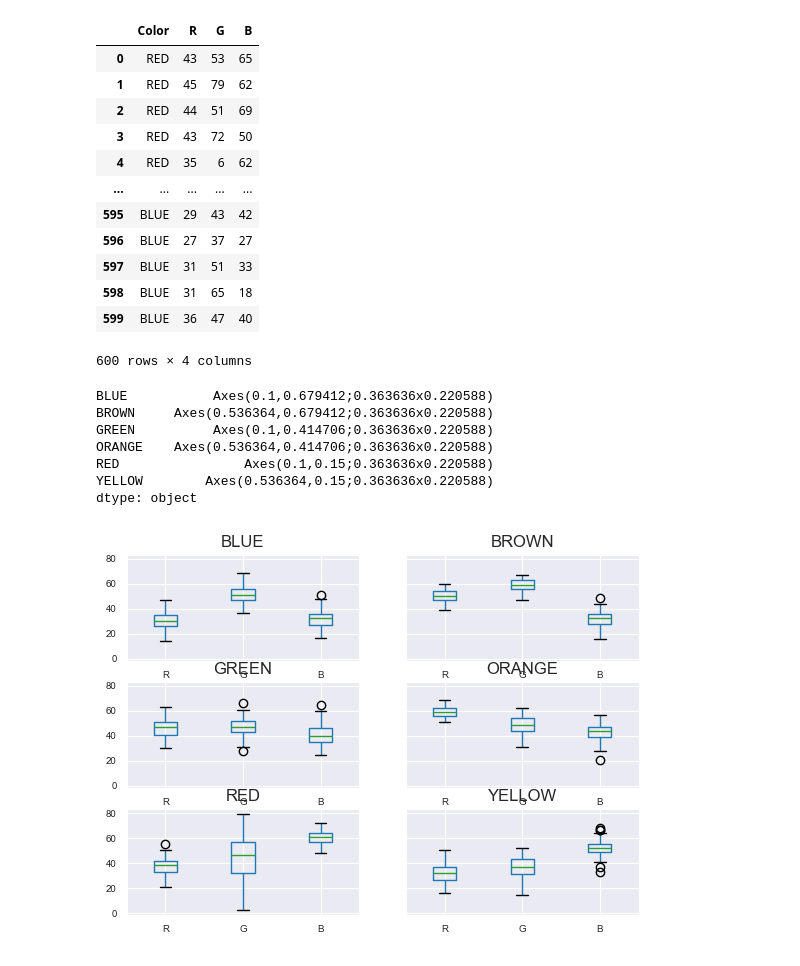
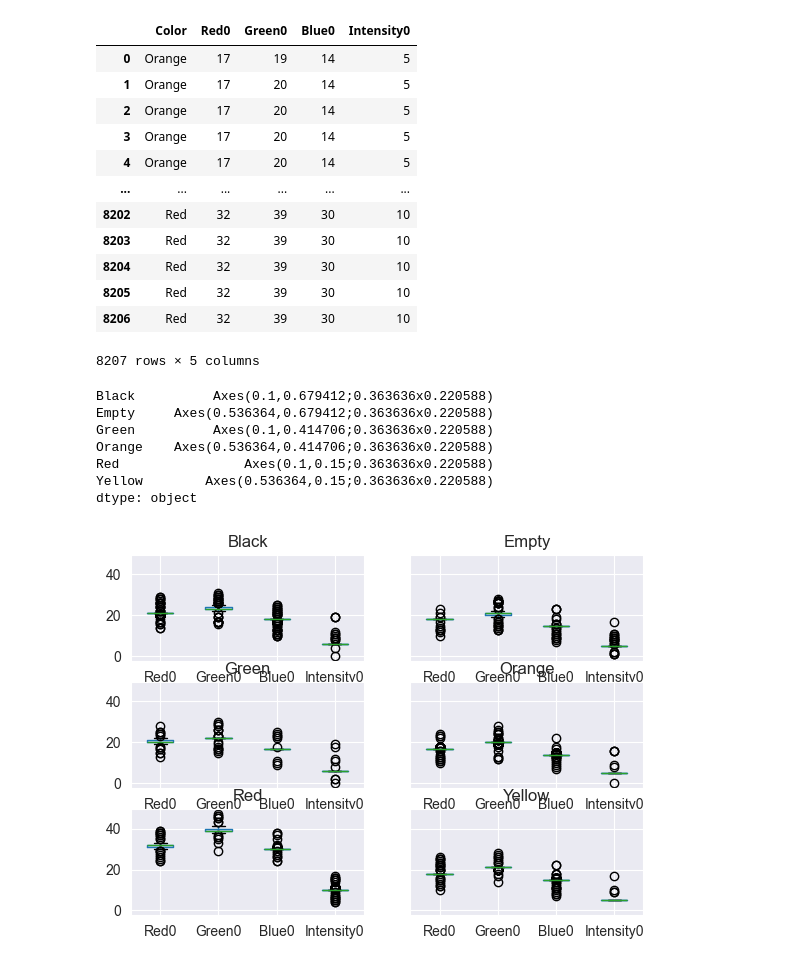
Before and after one commit to pionira-gmbh/Color_Sorter, a Jupyter notebook: Notebooks/DataExploration.ipynb, the cells around one changed output. Cells and saved outputs as stored; diff of their text form; code cells hidden in the pictures.

Commit message:
First try to fit data for clustering

```diff
--- a/Notebooks/DataExploration.ipynb
+++ b/Notebooks/DataExploration.ipynb
@@ -6,31 +7,31 @@ import os
 # %%
 data_path: str = ".." + os.altsep + "data"
-file_path: str = data_path + os.altsep + "test-colors.csv"
+file_path: str = data_path + os.altsep + "colors.csv"
 # %%
-df: pd.DataFrame = pd.read_csv(file_path)
+df: pd.DataFrame = pd.read_csv(file_path, sep=";", usecols=["Color", "Red0", "Green0", "Blue0", "Intensity0"])
 df
 # %% [output]
-|  | Color | R | G | B |
-| 0 | RED | 43 | 53 | 65 |
-| 1 | RED | 45 | 79 | 62 |
-| 2 | RED | 44 | 51 | 69 |
-| 3 | RED | 43 | 72 | 50 |
-| 4 | RED | 35 | 6 | 62 |
-| ... | ... | ... | ... | ... |
-| 595 | BLUE | 29 | 43 | 42 |
-| 596 | BLUE | 27 | 37 | 27 |
-| 597 | BLUE | 31 | 51 | 33 |
-| 598 | BLUE | 31 | 65 | 18 |
-| 599 | BLUE | 36 | 47 | 40 |
+|  | Color | Red0 | Green0 | Blue0 | Intensity0 |
+| 0 | Orange | 17 | 19 | 14 | 5 |
+| 1 | Orange | 17 | 20 | 14 | 5 |
+| 2 | Orange | 17 | 20 | 14 | 5 |
+| 3 | Orange | 17 | 20 | 14 | 5 |
+| 4 | Orange | 17 | 20 | 14 | 5 |
+| ... | ... | ... | ... | ... | ... |
+| 8202 | Red | 32 | 39 | 30 | 10 |
+| 8203 | Red | 32 | 39 | 30 | 10 |
+| 8204 | Red | 32 | 39 | 30 | 10 |
+| 8205 | Red | 32 | 39 | 30 | 10 |
+| 8206 | Red | 32 | 39 | 30 | 10 |
-600 rows × 4 columns
+8207 rows × 5 columns
 # %%
-df.groupby("Color").boxplot(fontsize=7)
+df.groupby("Color").boxplot()
 # %% [output]
-BLUE           Axes(0.1,0.679412;0.363636x0.220588)
-BROWN     Axes(0.536364,0.679412;0.363636x0.220588)
-GREEN          Axes(0.1,0.414706;0.363636x0.220588)
-ORANGE    Axes(0.536364,0.414706;0.363636x0.220588)
-RED                Axes(0.1,0.15;0.363636x0.220588)
-YELLOW        Axes(0.536364,0.15;0.363636x0.220588)
+Black          Axes(0.1,0.679412;0.363636x0.220588)
+Empty     Axes(0.536364,0.679412;0.363636x0.220588)
+Green          Axes(0.1,0.414706;0.363636x0.220588)
+Orange    Axes(0.536364,0.414706;0.363636x0.220588)
+Red                Axes(0.1,0.15;0.363636x0.220588)
+Yellow        Axes(0.536364,0.15;0.363636x0.220588)
 dtype: object
-[figure, old version]
+[figure, new version]
```
Also changed, not shown: parts of 5 cells of this notebook, 1 other file.
